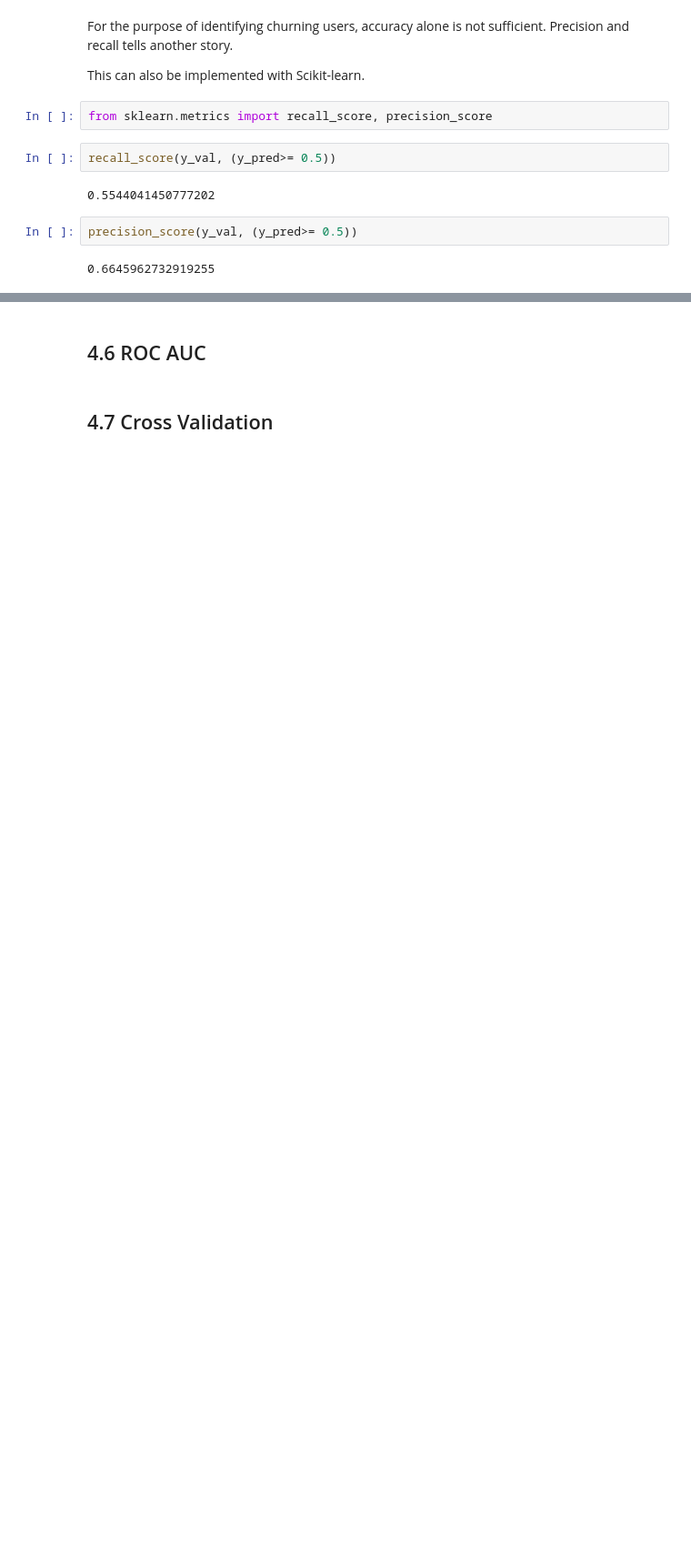
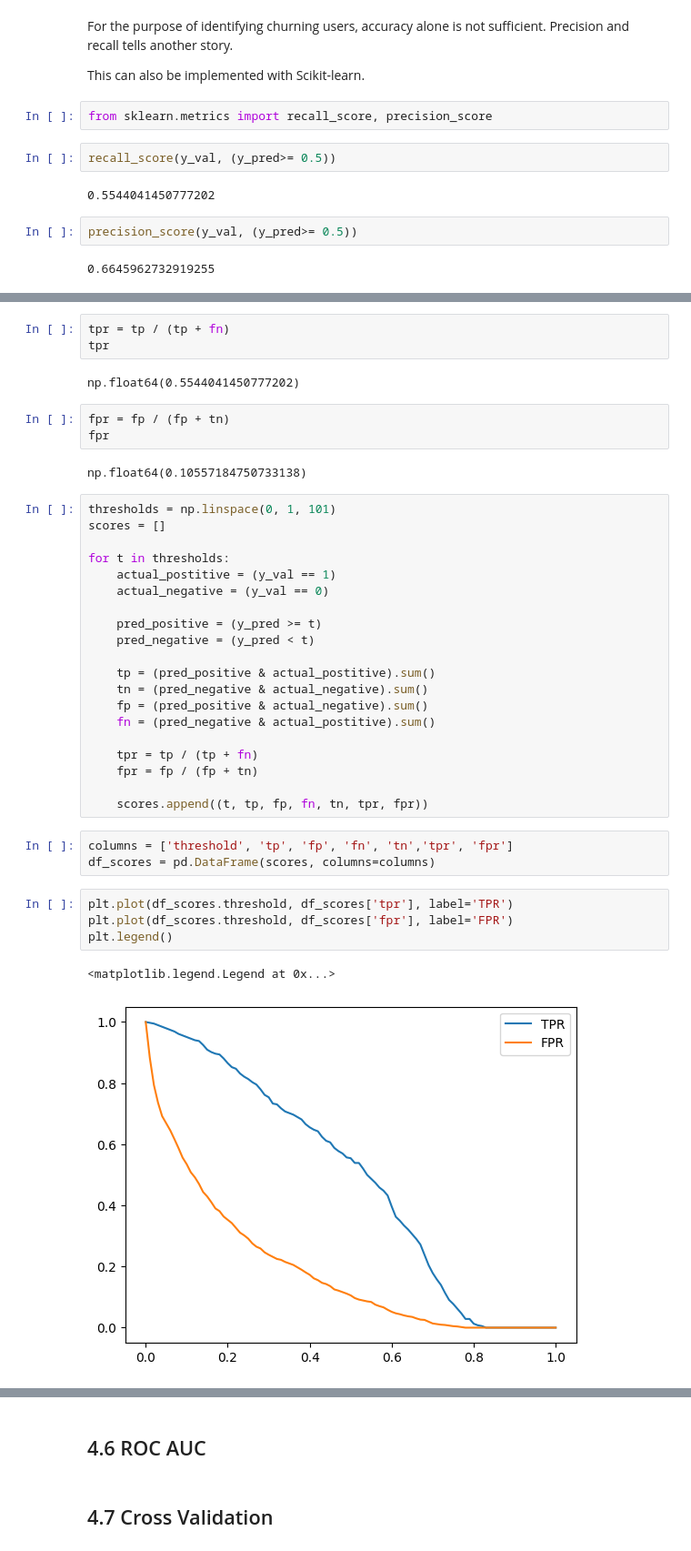
Before and after one commit to ShaniceWilliams/ml-zoomcamp, a Jupyter notebook: 04_Evaluation/4_Evaluation.ipynb, the cells around one changed output, grey strips where cells are left out. Shown at 91% size. Drawn from its saved outputs; the diff is of its cells as text; blank space fills up the shorter version.

Commit message:
Implement roc curve from scratch and with sklearn.

```diff
--- a/04_Evaluation/4_Evaluation.ipynb
+++ b/04_Evaluation/4_Evaluation.ipynb
@@ -293,0 +304,40 @@ precision_score(y_val, (y_pred>= 0.5))
+# %%
+tpr = tp / (tp + fn)
+tpr
+# %% [output]
+np.float64(0.5544041450777202)
+# %%
+fpr = fp / (fp + tn)
+fpr
+# %% [output]
+np.float64(0.10557184750733138)
+# %%
+thresholds = np.linspace(0, 1, 101)
+scores = []
+
+for t in thresholds:
+    actual_postitive = (y_val == 1)
+    actual_negative = (y_val == 0)
+
+    pred_positive = (y_pred >= t)
+    pred_negative = (y_pred < t)
+
+    tp = (pred_positive & actual_postitive).sum()
+    tn = (pred_negative & actual_negative).sum()
+    fp = (pred_positive & actual_negative).sum()
+    fn = (pred_negative & actual_postitive).sum()
+
+    tpr = tp / (tp + fn)
+    fpr = fp / (fp + tn)
+
+    scores.append((t, tp, fp, fn, tn, tpr, fpr))
+# %%
+columns = ['threshold', 'tp', 'fp', 'fn', 'tn','tpr', 'fpr']
+df_scores = pd.DataFrame(scores, columns=columns)
+# %%
+plt.plot(df_scores.threshold, df_scores['tpr'], label='TPR')
+plt.plot(df_scores.threshold, df_scores['fpr'], label='FPR')
+plt.legend()
+# %% [output]
+<matplotlib.legend.Legend at 0x...>
+[figure, added]
```
Also changed, not shown: parts of 27 cells of this notebook.
